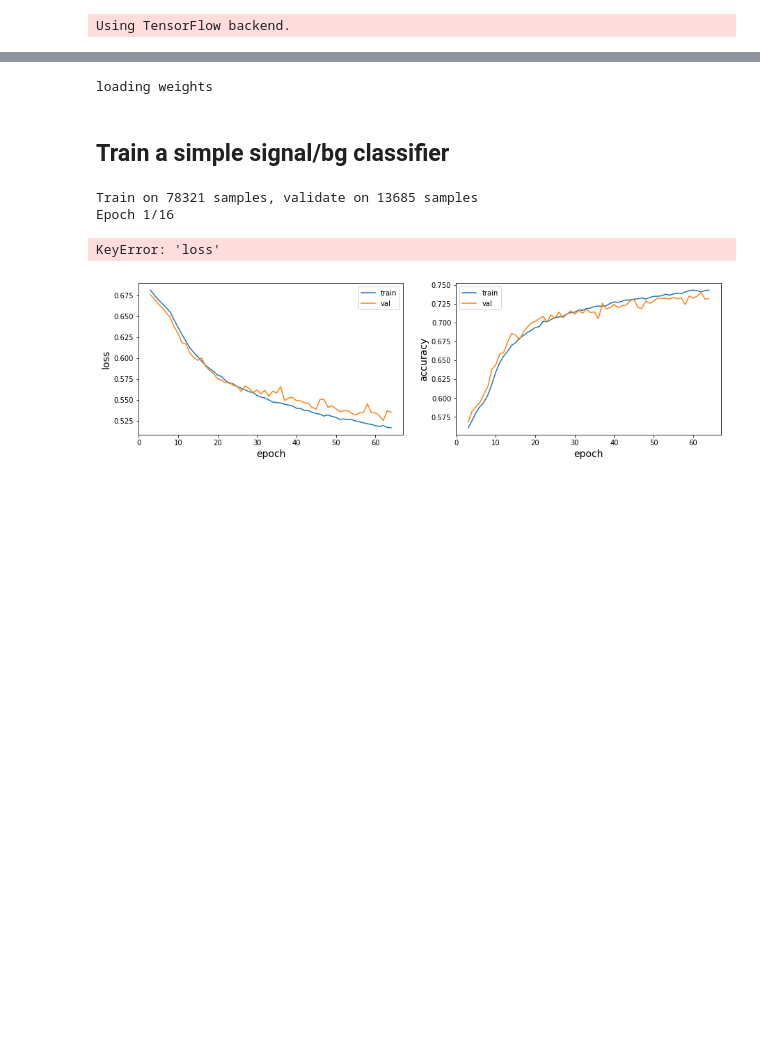
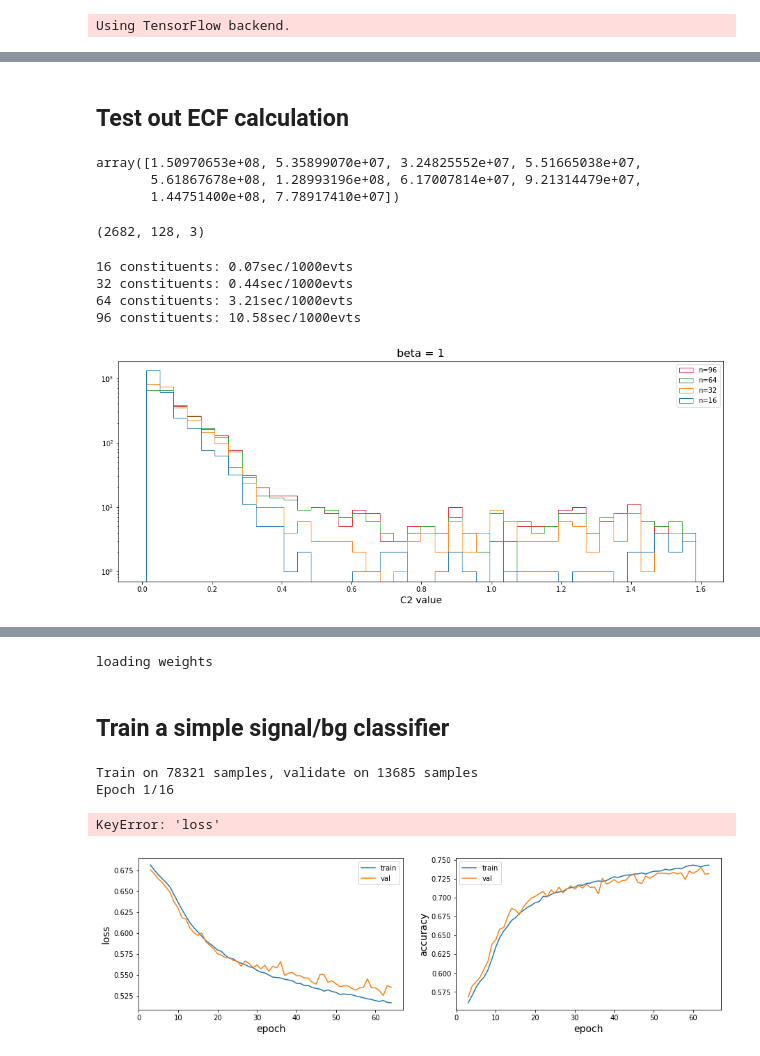
Before and after one commit to cshimmin/jet-adv, a Jupyter notebook: lhco_adversary.ipynb, the cells around one changed output, grey strips where cells are left out. Cells and saved outputs as stored; diff of their text form; code cells hidden in the pictures; blank space fills up the shorter version.

Commit message:
test ECF calculation code (numpy version)

```diff
--- a/lhco_adversary.ipynb
+++ b/lhco_adversary.ipynb
@@ -190,0 +128,46 @@ plt.legend();
+# %% [markdown]
+## Test out ECF calculation
+# %%
+util.ecf_numpy(2, -1, sig_consts[:10,:32])
+# %% [output]
+array([1.50970653e+08, 5.35899070e+07, 3.24825552e+07, 5.51665038e+07,
+       5.61867678e+08, 1.28993196e+08, 6.17007814e+07, 9.21314479e+07,
+       1.44751400e+08, 7.78917410e+07])
+# %%
+sig_consts.shape
+# %% [output]
+(2682, 128, 3)
+# %%
+beta = 1
+
+# batch out the computation to avoid huge memory allocation
+batch_size = 128
+n_batch = sig_consts.shape[0]//batch_size
+
+# make a comparison of C2 for different number of input constituents
+nmax_scan = [16,32,64,96]
+c2_scan = []
+for nmax in nmax_scan:
+    t0 = time.time()
+    c2 = np.zeros(batch_size*n_batch)
+    for ibatch in range(n_batch):
+        e1 = util.ecf_numpy(1, beta, sig_consts[ibatch*batch_size:(ibatch+1)*batch_size,:nmax])
+        e2 = util.ecf_numpy(2, beta, sig_consts[ibatch*batch_size:(ibatch+1)*batch_size,:nmax])
+        e3 = util.ecf_numpy(3, beta, sig_consts[ibatch*batch_size:(ibatch+1)*batch_size,:nmax])
+        c2[ibatch*batch_size:(ibatch+1)*batch_size] = e3*e1/(e2**2)
+    dt = time.time()-t0
+    print("%d constituents: %.2fsec/1000evts" % (nmax,dt/c2.shape[0]*1000))
+    c2_scan.append(c2)
+
+plt.figure(figsize=(16,6))
+plt.hist(c2_scan, histtype='step', bins=40, label=['n=%d'%n for n in nmax_scan])
+plt.legend()
+plt.yscale('log');
+plt.xlabel("C2 value");
+plt.title("beta = %g"%beta, fontsize=16);
+# %% [output]
+16 constituents: 0.07sec/1000evts
+32 constituents: 0.44sec/1000evts
+64 constituents: 3.21sec/1000evts
+96 constituents: 10.58sec/1000evts
+[figure, added]
```
Also changed, not shown: parts of 25 cells of this notebook, 1 other file.
